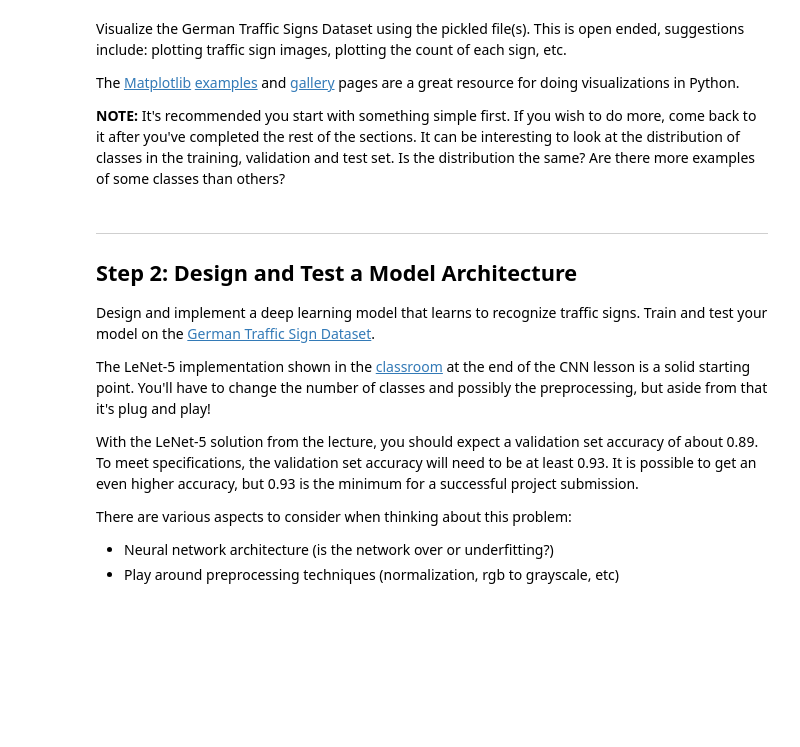
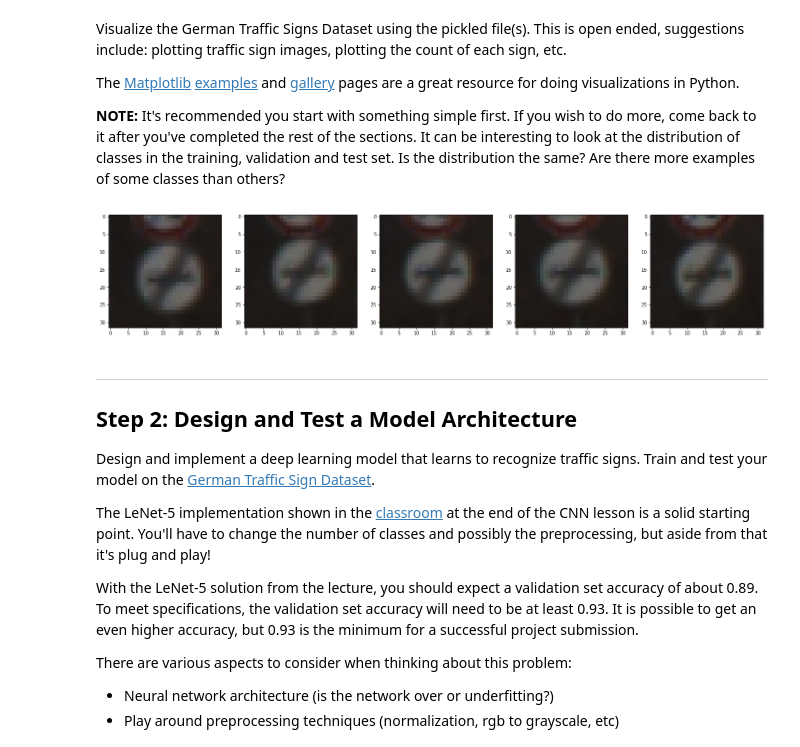
Before and after one commit to Ossenx/traffic-sign-classifier, a Jupyter notebook: Traffic_Sign_Classifier.ipynb, the cells around one changed output. Drawn from its saved outputs; the diff is of its cells as text; code cells hidden in the pictures; blank space fills up the shorter version.

```diff
--- a/Traffic_Sign_Classifier.ipynb
+++ b/Traffic_Sign_Classifier.ipynb
@@ -91,9 +96,26 @@ The [Matplotlib](http://matplotlib.org/) [examples](http://matplotlib.org/exampl
 # %%
 ### Data exploration visualization code goes here.
 ### Feel free to use as many code cells as needed.
 import matplotlib.pyplot as plt
+import random
+import numpy as np
 # Visualizations will be shown in the notebook.
 %matplotlib inline
+
+def draw_it(data, row_len=5, cmap=None):
+    for offset in range(0, 5, row_len):
+        batch = data[offset:offset + row_len]
+        fig = plt.figure(figsize = (25, 5))
+        for i in range(5):
+            axis = fig.add_subplot(1, len(batch), i + 1)
+            image = batch[i]
+            if cmap == None: axis.imshow(image)
+            else: axis.imshow(image.squeeze(), cmap=cmap)
+        plt.show()
+
+draw_it(X_train[: 5])
+# %% [output]
+[figure, added]
 # %% [markdown]
 ----
 
```
Also changed, not shown: parts of 14 cells of this notebook.
